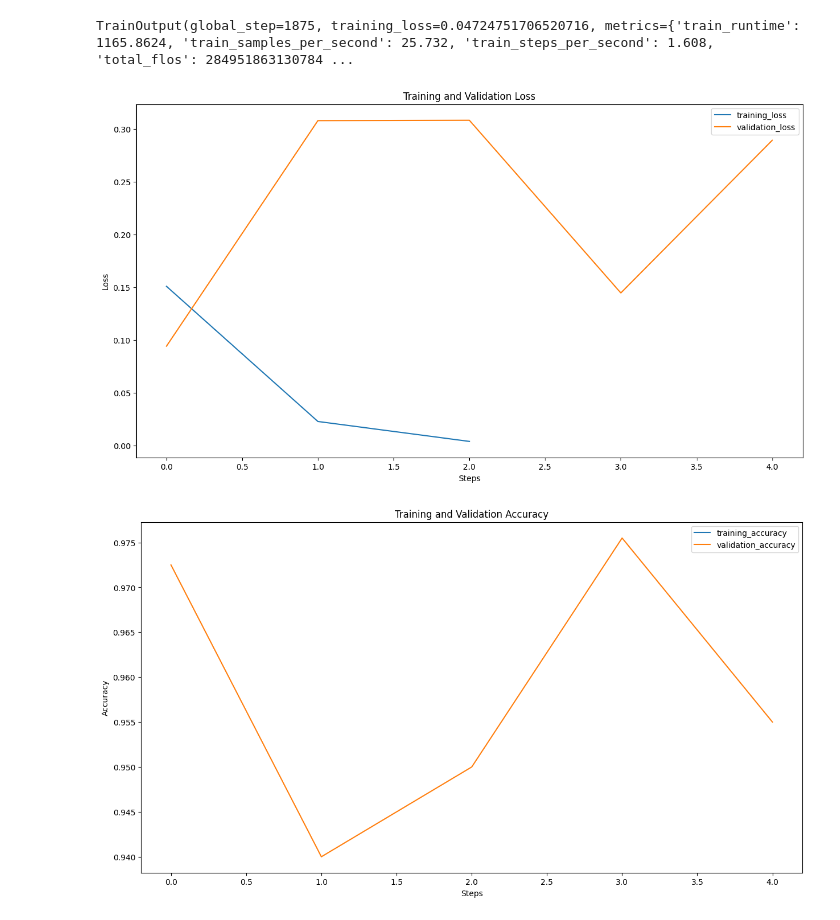
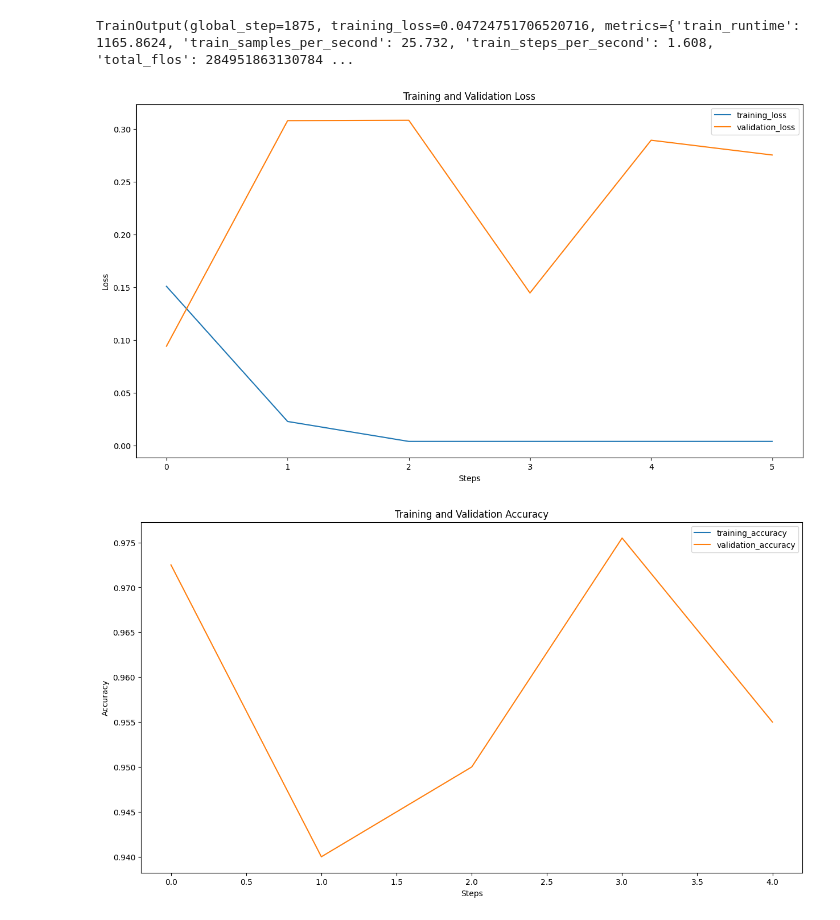
Before and after one commit to Wesley-Janson/transformers_for_human_vs_ai_text_identification, a Jupyter notebook: bert_most_recent.ipynb, the cells around one changed output. Cells and saved outputs as stored; diff of their text form; code cells hidden in the pictures.

```diff
--- a/bert_most_recent.ipynb
+++ b/bert_most_recent.ipynb
@@ -164,21 +164,23 @@ TrainOutput(global_step=1875, training_loss=0.04724751706520716, metrics={'train
 # %%
 # get the training and validation loss and accuracy values from the trainer object
 history = trainer.state.log_history
 train_losses = [entry['loss'] for entry in history if 'loss' in entry]
 eval_losses = [entry['eval_loss'] for entry in history if 'eval_loss' in entry]
-
+# Training Loss once it has converged
+to_add = (len(eval_losses)-len(train_losses))*[train_losses[len(train_losses)-1]]
+train_losses = train_losses + to_add
 
 # Plot training and validation loss over time
 plt.figure(figsize=(15,8))
 plt.title("Training and Validation Loss")
 plt.plot(train_losses,label="training_loss")
 plt.plot(eval_losses,label="validation_loss")
 plt.xlabel("Steps")
 plt.ylabel("Loss")
 plt.legend()
 plt.show()
 # %% [output]
-[figure, old version]
+[figure, new version]
 # %%
 train_accuracies = [entry['accuracy'] for entry in history if 'accuracy' in entry]
 eval_accuracies = [entry['eval_accuracy'] for entry in history if 'eval_accuracy' in entry]
```
